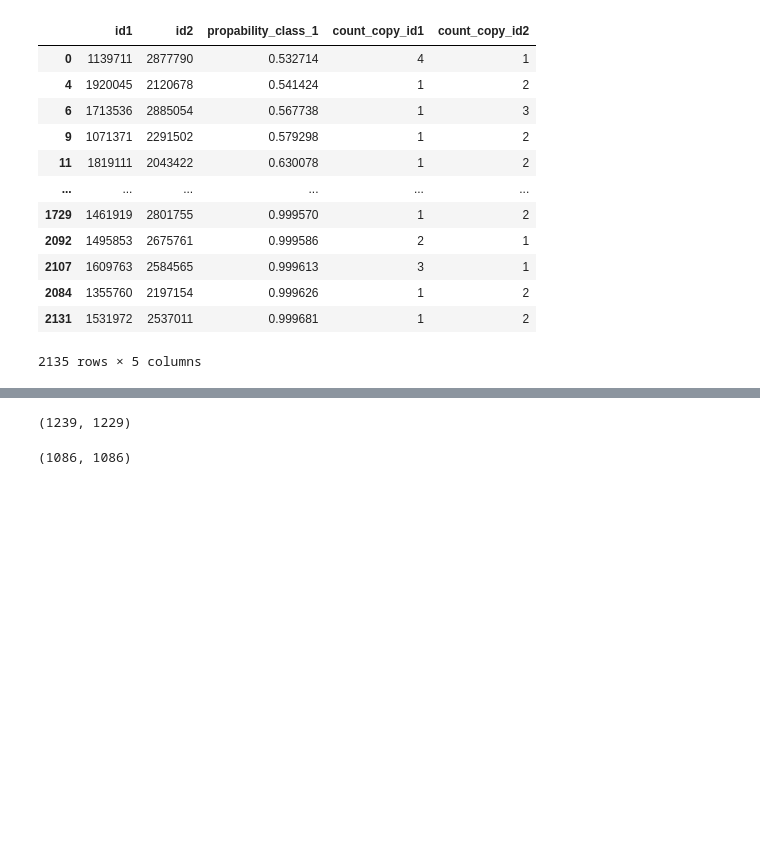
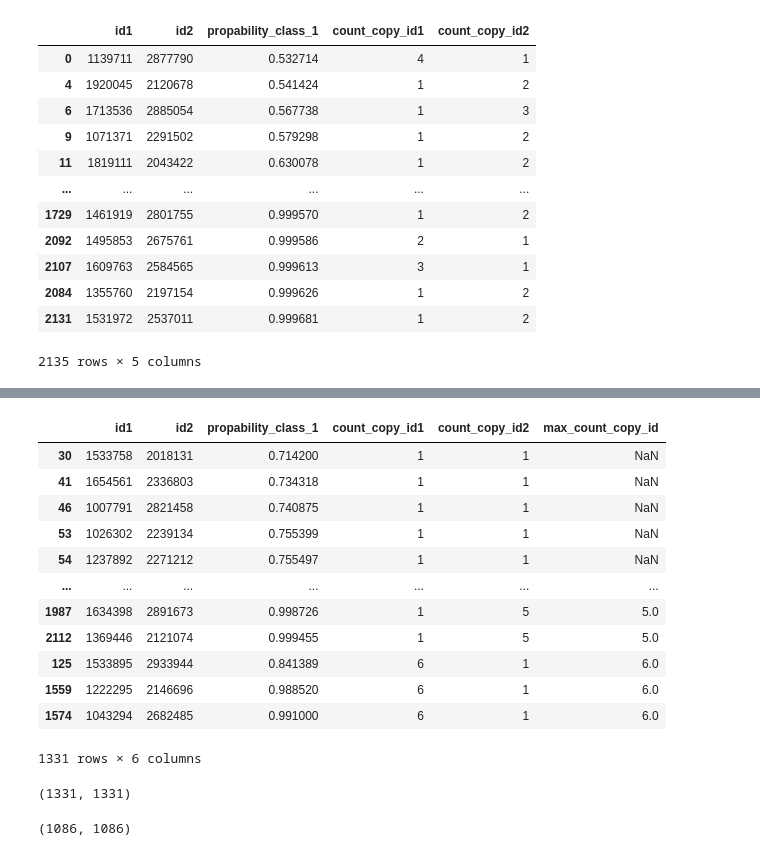
Before and after one commit to IvanovNA01/OneFactor_test, a Jupyter notebook: test_to_OneFactor.ipynb, the cells around one changed output, grey strips where cells are left out. Cells and saved outputs as stored; diff of their text form; code cells hidden in the pictures; blank space fills up the shorter version.

```diff
--- a/test_to_OneFactor.ipynb
+++ b/test_to_OneFactor.ipynb
@@ -1315,3 +1320,20 @@ true_predict_stacking.id1.nunique(), true_predict_stacking.id2.nunique()
+# %%
+true_predict_stacking = pd.concat([good_pare_true_predict_stacking,cross_id_true_predict_stacking])
+true_predict_stacking
+# %% [output]
+|  | id1 | id2 | propability_class_1 | count_copy_id1 | count_copy_id2 | max_count_copy_id |
+| 30 | 1533758 | 2018131 | 0.714200 | 1 | 1 | NaN |
+| 41 | 1654561 | 2336803 | 0.734318 | 1 | 1 | NaN |
+| 46 | 1007791 | 2821458 | 0.740875 | 1 | 1 | NaN |
+| 53 | 1026302 | 2239134 | 0.755399 | 1 | 1 | NaN |
+| 54 | 1237892 | 2271212 | 0.755497 | 1 | 1 | NaN |
+| ... | ... | ... | ... | ... | ... | ... |
+| 1987 | 1634398 | 2891673 | 0.998726 | 1 | 5 | 5.0 |
+| 2112 | 1369446 | 2121074 | 0.999455 | 1 | 5 | 5.0 |
+| 125 | 1533895 | 2933944 | 0.841389 | 6 | 1 | 6.0 |
+| 1559 | 1222295 | 2146696 | 0.988520 | 6 | 1 | 6.0 |
+| 1574 | 1043294 | 2682485 | 0.991000 | 6 | 1 | 6.0 |
+1331 rows × 6 columns
 # %%
 def select_valid_pairs (true_predict):
   # оставляем те пары, в которых один из id используется единожды
@@ -1323,11 +1345,12 @@ def select_valid_pairs (true_predict):
   # объединяем
   predict_answer = pd.concat([predict_answer,true_predict_id1,true_predict_id2])
   return predict_answer
-# %%
-predict_answer_stack = select_valid_pairs(true_predict_stacking)
-predict_answer_stack.id1.nunique(), predict_answer_stack.id2.nunique()
-# %% [output]
-(1239, 1229)
+# %%
+# очевидно что коллизии можно проработать лучше, чтобы сохранить все пары - но стэкинг в любом случае лучший из текущих вариантов
+predict_answer_stack = select_valid_pairs(true_predict_stacking)
+predict_answer_stack.id1.nunique(), predict_answer_stack.id2.nunique()
+# %% [output]
+(1331, 1331)
 # %%
 predict_answer_weight_up = select_valid_pairs(true_predict_weight_up)
 predict_answer_weight_up.id1.nunique(), predict_answer_weight_up.id2.nunique()
```
Also changed, not shown: parts of 13 cells of this notebook, 1 other file.
